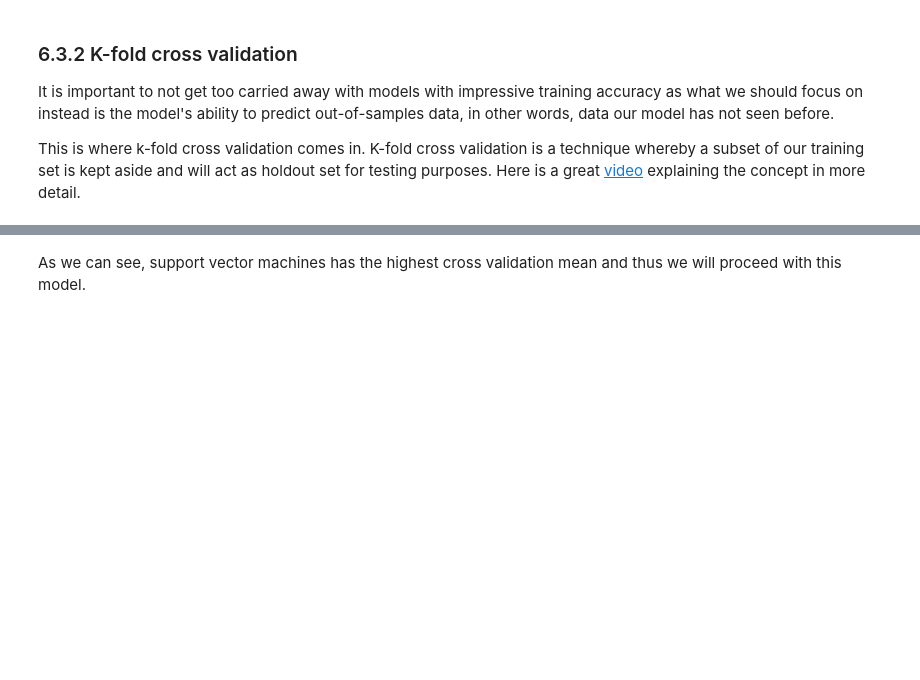
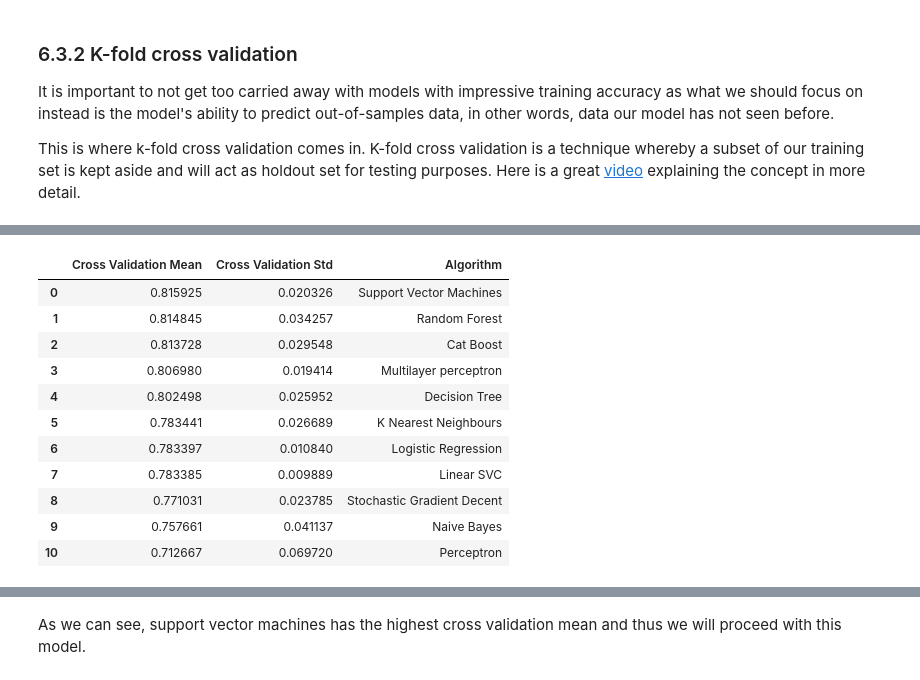
Before and after one commit to benpalay/TitanicSE, a Jupyter notebook: comined .ipynb, the cells around one changed output, grey strips where cells are left out. Saved outputs shown, nothing was run; the diff lists cells and outputs as text; code cells hidden in the pictures; blank space fills up the shorter version.

Commit message:
section 6 mostly done

```diff
--- a/comined .ipynb
+++ b/comined .ipynb
@@ -753,6 +1133,0 @@ len(classifiers)
-# %%
-# Create a list which contains cross validation results for each classifier
-
-cv_results = []
-for classifier in classifiers:#each result has 10 subcompoents for each section of the data that was made test if cv equals 10
-    cv_results.append(cross_val_score(classifier, X_train, Y_train, scoring = 'accuracy', cv = 5))#try other cv's
@@ -770 +1177,28 @@ cv_res.sort_values(by = 'Cross Validation Mean', ascending = False, ignore_index
+# %%
+# Mean and standard deviation of cross validation results for each classifier
+
+cross_val_mean = []
+cross_val_std = []
+for cross_val_result in cross_val_results:
+    cross_val_mean.append(cross_val_result.mean())
+    cross_val_std.append(cross_val_result.std())
+
+
+
+#putting our cross val mean and standard deviation for each algorithm into a data frame
+cross_val_res = pd.DataFrame({'Cross Validation Mean': cross_val_mean, 'Cross Validation Std': cross_val_std, 'Algorithm': [ 'Multilayer perceptron','Logistic Regression','Naive Bayes', 'K Nearest Neighbours', 'Support Vector Machines', 'Stochastic Gradient Decent', 'Linear SVC','Perceptron', 'Random Forest', 'Cat Boost','Decision Tree']})
+cross_val_res.sort_values(by = 'Cross Validation Mean', ascending = False, ignore_index = True)
+# %% [output]
+|  | Cross Validation Mean | Cross Validation Std | Algorithm |
+| 0 | 0.815925 | 0.020326 | Support Vector Machines |
+| 1 | 0.814845 | 0.034257 | Random Forest |
+| 2 | 0.813728 | 0.029548 | Cat Boost |
+| 3 | 0.806980 | 0.019414 | Multilayer perceptron |
+| 4 | 0.802498 | 0.025952 | Decision Tree |
+| 5 | 0.783441 | 0.026689 | K Nearest Neighbours |
+| 6 | 0.783397 | 0.010840 | Logistic Regression |
+| 7 | 0.783385 | 0.009889 | Linear SVC |
+| 8 | 0.771031 | 0.023785 | Stochastic Gradient Decent |
+| 9 | 0.757661 | 0.041137 | Naive Bayes |
+| 10 | 0.712667 | 0.069720 | Perceptron |
 # %%
```
Also changed, not shown: parts of 99 cells of this notebook.
